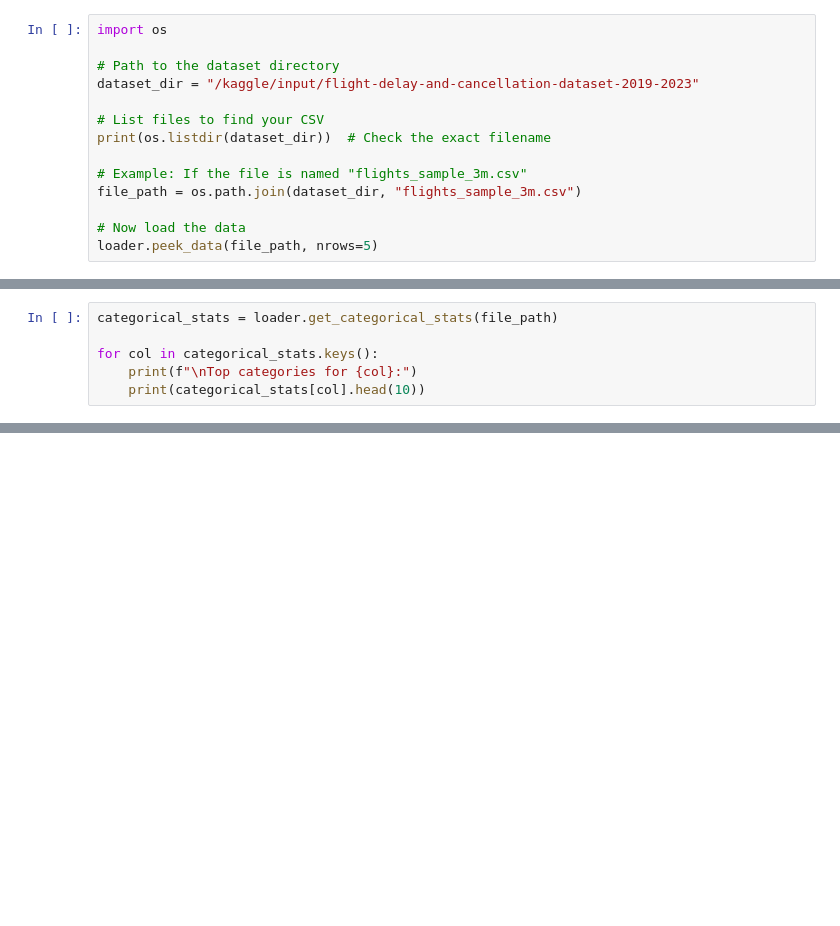
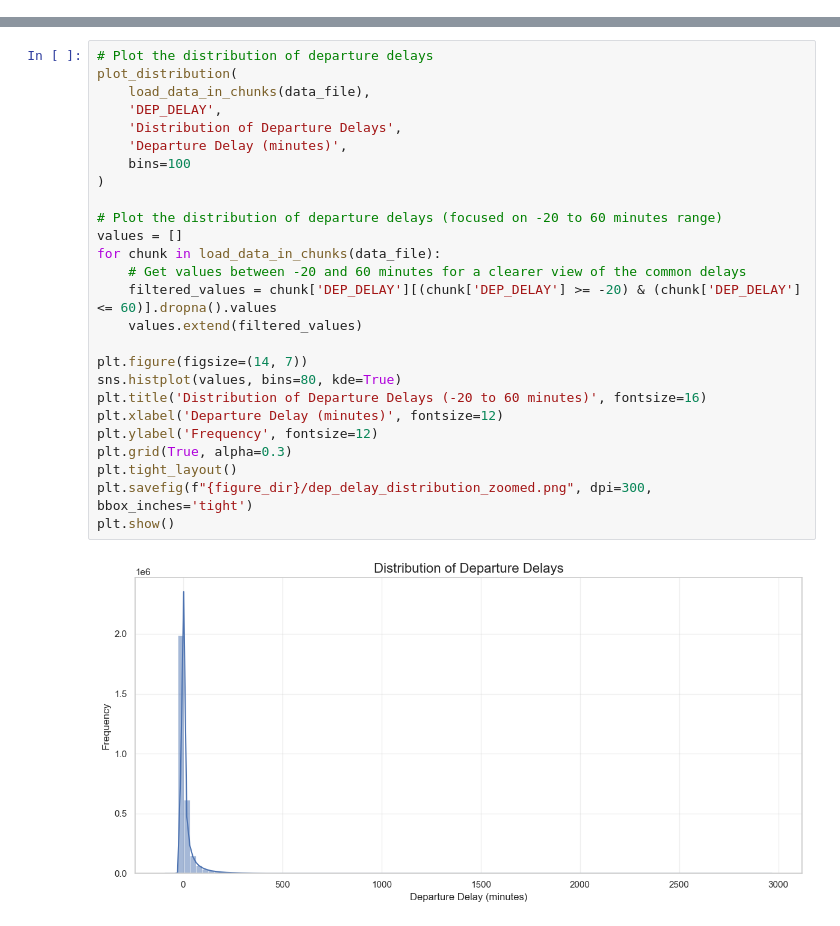
Before and after one commit to Suee18/Forecasting_Flights-DataScience, a Jupyter notebook: notebooks/exploratory/flight_delay_eda.ipynb, the cells around one changed output, grey strips where cells are left out. Drawn from its saved outputs; the diff is of its cells as text; blank space fills up the shorter version.

```diff
--- a/notebooks/exploratory/flight_delay_eda.ipynb
+++ b/notebooks/exploratory/flight_delay_eda.ipynb
@@ -122,14 +0,0 @@ Requirement already satisfied: certifi>=2017.4.17 in /usr/local/lib/python3.11/d
-# %%
-import os
-
-# Path to the dataset directory
-dataset_dir = "/kaggle/input/flight-delay-and-cancellation-dataset-2019-2023"
-
-# List files to find your CSV
-print(os.listdir(dataset_dir))  # Check the exact filename
-
-# Example: If the file is named "flights_sample_3m.csv"
-file_path = os.path.join(dataset_dir, "flights_sample_3m.csv")
-
-# Now load the data
-loader.peek_data(file_path, nrows=5)
@@ -196,6 +0,0 @@ numeric_stats
-# %%
-categorical_stats = loader.get_categorical_stats(file_path)
-
-for col in categorical_stats.keys():
-    print(f"\nTop categories for {col}:")
-    print(categorical_stats[col].head(10))
@@ -551,0 +323,28 @@ Report saved to /content/reports/documents/flight_delay_eda_summary.md
+# %%
+# Plot the distribution of departure delays
+plot_distribution(
+    load_data_in_chunks(data_file),
+    'DEP_DELAY',
+    'Distribution of Departure Delays',
+    'Departure Delay (minutes)',
+    bins=100
+)
+
+# Plot the distribution of departure delays (focused on -20 to 60 minutes range)
+values = []
+for chunk in load_data_in_chunks(data_file):
+    # Get values between -20 and 60 minutes for a clearer view of the common delays
+    filtered_values = chunk['DEP_DELAY'][(chunk['DEP_DELAY'] >= -20) & (chunk['DEP_DELAY'] <= 60)].dropna().values
+    values.extend(filtered_values)
+
+plt.figure(figsize=(14, 7))
+sns.histplot(values, bins=80, kde=True)
+plt.title('Distribution of Departure Delays (-20 to 60 minutes)', fontsize=16)
+plt.xlabel('Departure Delay (minutes)', fontsize=12)
+plt.ylabel('Frequency', fontsize=12)
+plt.grid(True, alpha=0.3)
+plt.tight_layout()
+plt.savefig(f"{figure_dir}/dep_delay_distribution_zoomed.png", dpi=300, bbox_inches='tight')
+plt.show()
+# %% [output]
+[figure, added]
```
Also changed, not shown: parts of 67 cells of this notebook, 36 other files.
